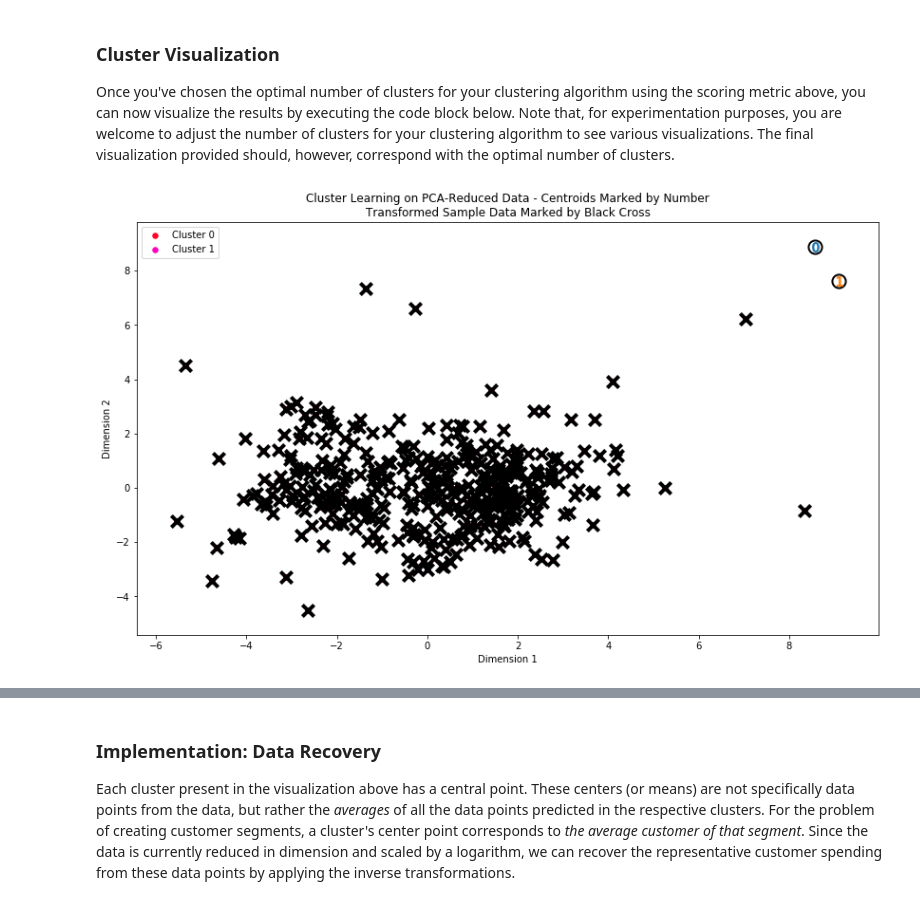
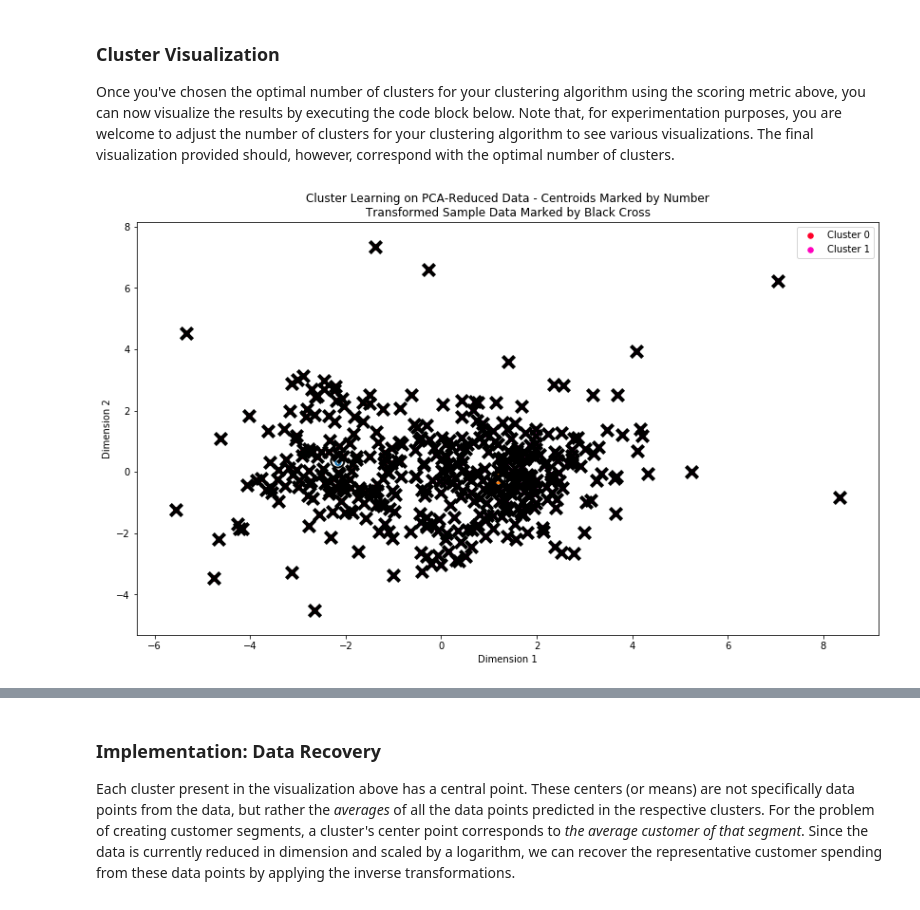
Before and after one commit to gotamist/other, a Jupyter notebook: clustering/customer_segments/customer_segments.ipynb, the cells around one changed output, grey strips where cells are left out. Cells and saved outputs as stored; diff of their text form; code cells hidden in the pictures.

Commit message:
fix: Apply GMM on reduced_data, not good_data
Because the former is what is going to be used later in
pca.inverse_transform().  This also means that vs.cluster_results() now
works fine.

```diff
--- a/clustering/customer_segments/customer_segments.ipynb
+++ b/clustering/customer_segments/customer_segments.ipynb
@@ -520,19 +520,19 @@ scores = []
 for k in range(2,10):
     clusterer = GaussianMixture(n_components=k)
 
-    clusterer.fit(good_data)
+    clusterer.fit(reduced_data)
     # TODO: Predict the cluster for each data point
-    preds = clusterer.predict(good_data)
+    preds = clusterer.predict(reduced_data)
 
     # TODO: Find the cluster centers
     centers = clusterer.means_
 
     # TODO: Predict the cluster for each transformed sample data point
-    sample_preds = clusterer.predict(good_data)
+    sample_preds = clusterer.predict(reduced_data)
 
     # TODO: Calculate the mean silhouette coefficient for the number of clusters chosen
 
-    score = silhouette_score(good_data, sample_preds)
+    score = silhouette_score(reduced_data, sample_preds)
     scores.append( (k, score) )
 
 print(scores)
@@ -562,23 +562,23 @@ Once you've chosen the optimal number of clusters for your clustering algorithm
 # %%
 clusterer = GaussianMixture(n_components=2)
 
-clusterer.fit(good_data)
+clusterer.fit(reduced_data)
 # TODO: Predict the cluster for each data point
-preds = clusterer.predict(good_data)
+preds = clusterer.predict(reduced_data)
 
 # TODO: Find the cluster centers
 centers = clusterer.means_
 
 # TODO: Predict the cluster for each transformed sample data point
-sample_preds = clusterer.predict(good_data)
+sample_preds = clusterer.predict(reduced_data)
 
 # TODO: Calculate the mean silhouette coefficient for the number of clusters chosen
 
-score = silhouette_score(good_data, sample_preds)
+score = silhouette_score(reduced_data, sample_preds)
 # %%
 import visuals as vs
 # Display the results of the clustering from implementation
-vs.cluster_results(reduced_data, preds, centers, pca_samples)
+vs.cluster_results(reduced_data, sample_preds, centers, pca_samples)
 # %% [output]
-[figure, old version]
+[figure, new version]
 # %%
```
Also changed, not shown: parts of 4 cells of this notebook.
